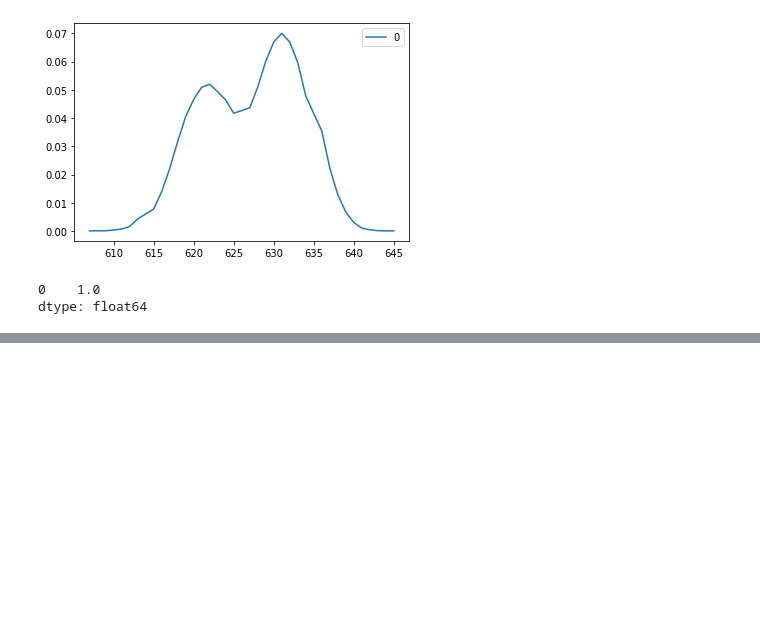
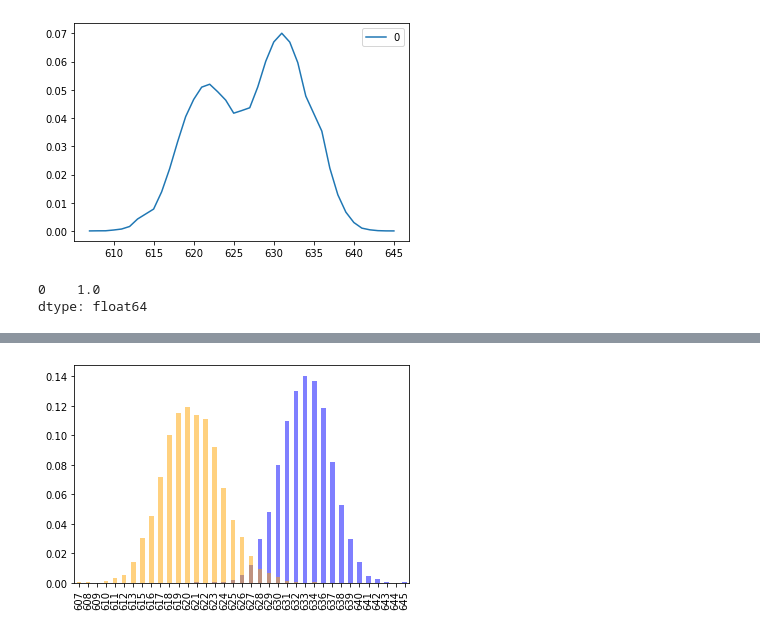
Before and after one commit to geturin/LNPR_BOOK_CODES, a Jupyter notebook: my_memo/memo_cap2_code.ipynb, the cells around one changed output, grey strips where cells are left out. Drawn from its saved outputs; the diff is of its cells as text; code cells hidden in the pictures; blank space fills up the shorter version.

```diff
--- a/my_memo/memo_cap2_code.ipynb
+++ b/my_memo/memo_cap2_code.ipynb
@@ -342,0 +364,7 @@ cond_z_t
+# %%
+#画出6点 t=6和14点t=14时候的两组条件概率分布
+(cond_z_t[6]).plot.bar(color="blue", alpha=0.5)
+(cond_z_t[14]).plot.bar(color="orange", alpha=0.5)
+plt.show()
+# %% [output]
+[figure, added]
```
Also changed, not shown: parts of 6 cells of this notebook, 41 other files.
